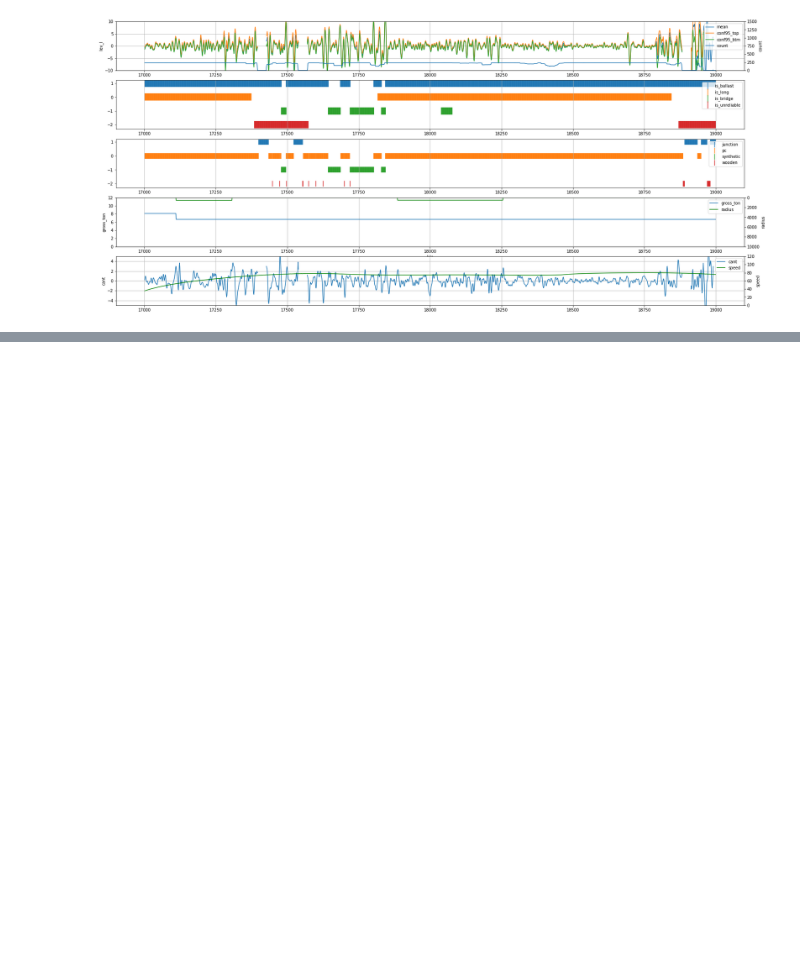
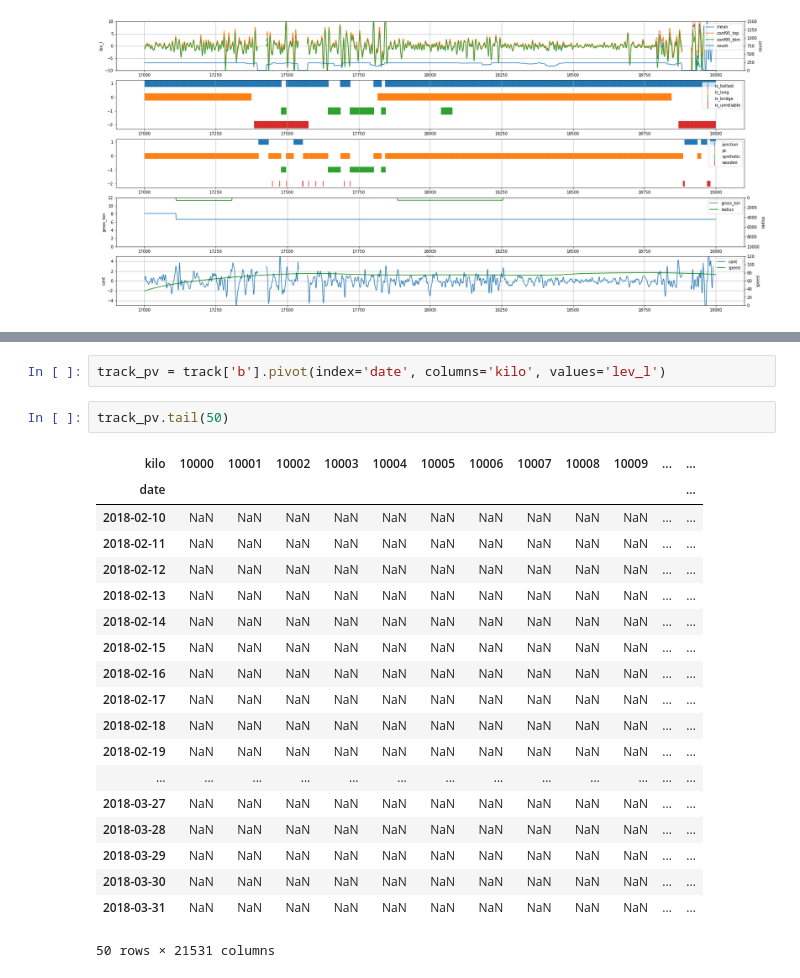
Before and after one commit to hiroshi-kuriyama/rail_level_gap, a Jupyter notebook: script/eda_track.ipynb, the cells around one changed output, grey strips where cells are left out. Drawn from its saved outputs; the diff is of its cells as text; blank space fills up the shorter version.

```diff
--- a/script/eda_track.ipynb
+++ b/script/eda_track.ipynb
@@ -175,0 +191,24 @@ plot_all_by_kilo(abcd='b', qry_expr='17000<kilo<19000')
+# %%
+track_pv = track['b'].pivot(index='date', columns='kilo', values='lev_l')
+# %%
+track_pv.tail(50)
+# %% [output]
+| kilo | 10000 | 10001 | 10002 | 10003 | 10004 | 10005 | 10006 | 10007 | 10008 | 10009 | ... | ... |
+| date |  |  |  |  |  |  |  |  |  |  |  | ... |
+| 2018-02-10 | NaN | NaN | NaN | NaN | NaN | NaN | NaN | NaN | NaN | NaN | ... | ... |
+| 2018-02-11 | NaN | NaN | NaN | NaN | NaN | NaN | NaN | NaN | NaN | NaN | ... | ... |
+| 2018-02-12 | NaN | NaN | NaN | NaN | NaN | NaN | NaN | NaN | NaN | NaN | ... | ... |
+| 2018-02-13 | NaN | NaN | NaN | NaN | NaN | NaN | NaN | NaN | NaN | NaN | ... | ... |
+| 2018-02-14 | NaN | NaN | NaN | NaN | NaN | NaN | NaN | NaN | NaN | NaN | ... | ... |
+| 2018-02-15 | NaN | NaN | NaN | NaN | NaN | NaN | NaN | NaN | NaN | NaN | ... | ... |
+| 2018-02-16 | NaN | NaN | NaN | NaN | NaN | NaN | NaN | NaN | NaN | NaN | ... | ... |
+| 2018-02-17 | NaN | NaN | NaN | NaN | NaN | NaN | NaN | NaN | NaN | NaN | ... | ... |
+| 2018-02-18 | NaN | NaN | NaN | NaN | NaN | NaN | NaN | NaN | NaN | NaN | ... | ... |
+| 2018-02-19 | NaN | NaN | NaN | NaN | NaN | NaN | NaN | NaN | NaN | NaN | ... | ... |
+| ... | ... | ... | ... | ... | ... | ... | ... | ... | ... | ... | ... | ... |
+| 2018-03-27 | NaN | NaN | NaN | NaN | NaN | NaN | NaN | NaN | NaN | NaN | ... | ... |
+| 2018-03-28 | NaN | NaN | NaN | NaN | NaN | NaN | NaN | NaN | NaN | NaN | ... | ... |
+| 2018-03-29 | NaN | NaN | NaN | NaN | NaN | NaN | NaN | NaN | NaN | NaN | ... | ... |
+| 2018-03-30 | NaN | NaN | NaN | NaN | NaN | NaN | NaN | NaN | NaN | NaN | ... | ... |
+| 2018-03-31 | NaN | NaN | NaN | NaN | NaN | NaN | NaN | NaN | NaN | NaN | ... | ... |
+50 rows × 21531 columns
```
Also changed, not shown: parts of 7 cells of this notebook.
